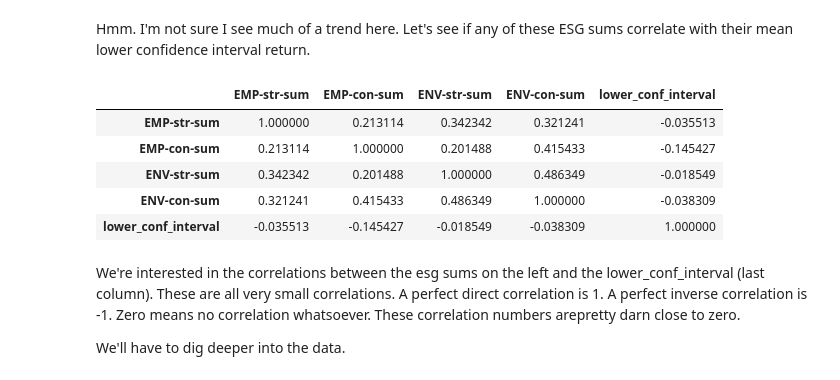
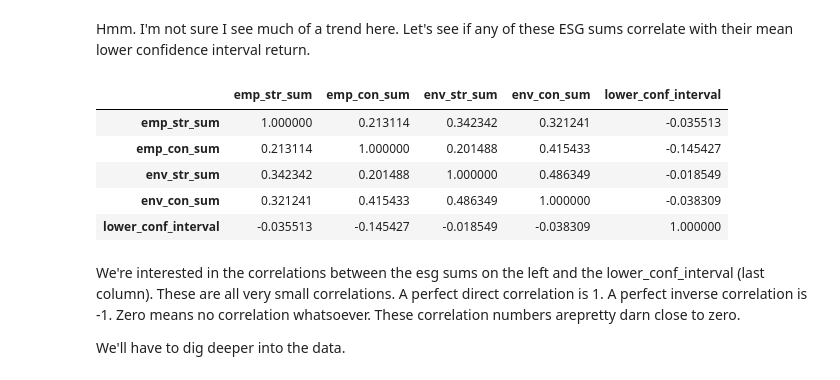
Before and after one commit to chelseatroy/fund_scale, a Jupyter notebook: data_explo/Exploring S&P Ethical Index Data.ipynb, the cells around one changed output. Saved outputs shown, nothing was run; the diff lists cells and outputs as text; code cells hidden in the pictures.

```diff
--- a/data_explo/Exploring S&P Ethical Index Data.ipynb
+++ b/data_explo/Exploring S&P Ethical Index Data.ipynb
@@ -461,10 +461,10 @@ Good question! A regressor can frequently be a preferable option to drawing arbi
 
 I'd be very concerned to artificially divide this data into only _two_ buckets such that points close to the arbitrary division get lumped in with very different means. But breaking it up by fives gives us several buckets such that each bucket of data points contains data points that are roughly similar to one another in their ESG scores.
 # %%
-all_data['emp_str_buckets'] = all_data.apply(lambda row: int(row['EMP-str-sum'] / 5), axis=1)
-all_data['emp_con_buckets'] = all_data.apply(lambda row: int(row['EMP-con-sum'] / 5), axis=1)
-all_data['env_str_buckets'] = all_data.apply(lambda row: int(row['ENV-str-sum'] / 5), axis=1)
-all_data['env_con_buckets'] = all_data.apply(lambda row: int(row['ENV-con-sum'] / 5), axis=1)
+all_data['emp_str_buckets'] = all_data.apply(lambda row: int(row['emp_str_sum'] / 5), axis=1)
+all_data['emp_con_buckets'] = all_data.apply(lambda row: int(row['emp_con_sum'] / 5), axis=1)
+all_data['env_str_buckets'] = all_data.apply(lambda row: int(row['env_str_sum'] / 5), axis=1)
+all_data['env_con_buckets'] = all_data.apply(lambda row: int(row['env_con_sum'] / 5), axis=1)
 # %%
 def get_grouping_for(esg_metric, dataframe):
     return dataframe.groupby(esg_metric).agg({'lower_conf_interval': ['count','mean','std']}).reset_index()
@@ -485,15 +485,15 @@ ax4.plot(env_con_sum_group['ENV-con-sum'], env_con_sum_group['lower_conf_interva
 [figure]
 # %% [markdown]
 Hmm. I'm not sure I see much of a trend here. Let's see if any of these ESG sums correlate with their mean lower confidence interval return.
-# %%
-all_data[['EMP-str-sum', 'EMP-con-sum', 'ENV-str-sum', 'ENV-con-sum', 'lower_conf_interval']].corr()
-# %% [output]
-|  | EMP-str-sum | EMP-con-sum | ENV-str-sum | ENV-con-sum | lower_conf_interval |
-| EMP-str-sum | 1.000000 | 0.213114 | 0.342342 | 0.321241 | -0.035513 |
-| EMP-con-sum | 0.213114 | 1.000000 | 0.201488 | 0.415433 | -0.145427 |
-| ENV-str-sum | 0.342342 | 0.201488 | 1.000000 | 0.486349 | -0.018549 |
-| ENV-con-sum | 0.321241 | 0.415433 | 0.486349 | 1.000000 | -0.038309 |
-| lower_conf_interval | -0.035513 | -0.145427 | -0.018549 | -0.038309 | 1.000000 |
+# %%
+all_data[['emp_str_sum', 'emp_con_sum', 'env_str_sum', 'env_con_sum', 'lower_conf_interval']].corr()
+# %% [output]
+|  | emp_str_sum | emp_con_sum | env_str_sum | env_con_sum | lower_conf_interval |
+| emp_str_sum | 1.000000 | 0.213114 | 0.342342 | 0.321241 | -0.035513 |
+| emp_con_sum | 0.213114 | 1.000000 | 0.201488 | 0.415433 | -0.145427 |
+| env_str_sum | 0.342342 | 0.201488 | 1.000000 | 0.486349 | -0.018549 |
+| env_con_sum | 0.321241 | 0.415433 | 0.486349 | 1.000000 | -0.038309 |
+| lower_conf_interval | -0.035513 | -0.145427 | -0.018549 | -0.038309 | 1.000000 |
 # %% [markdown]
 We're interested in the correlations between the esg sums on the left and the lower_conf_interval (last column). These are all very small correlations. A perfect direct correlation is 1. A perfect inverse correlation is -1. Zero means no correlation whatsoever. These correlation numbers arepretty darn close to zero.
 
```
Also changed, not shown: parts of 21 cells of this notebook.
